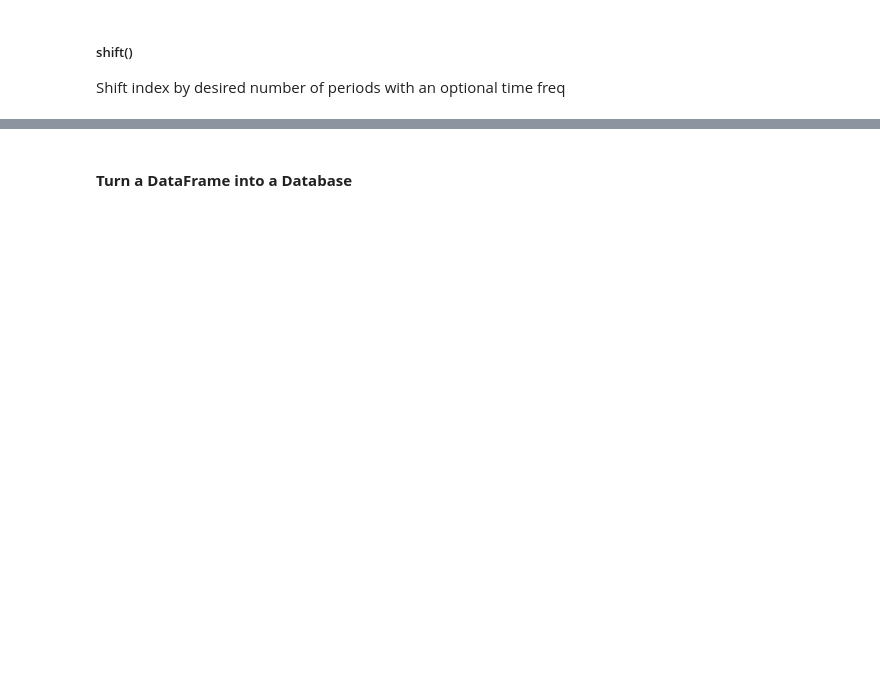
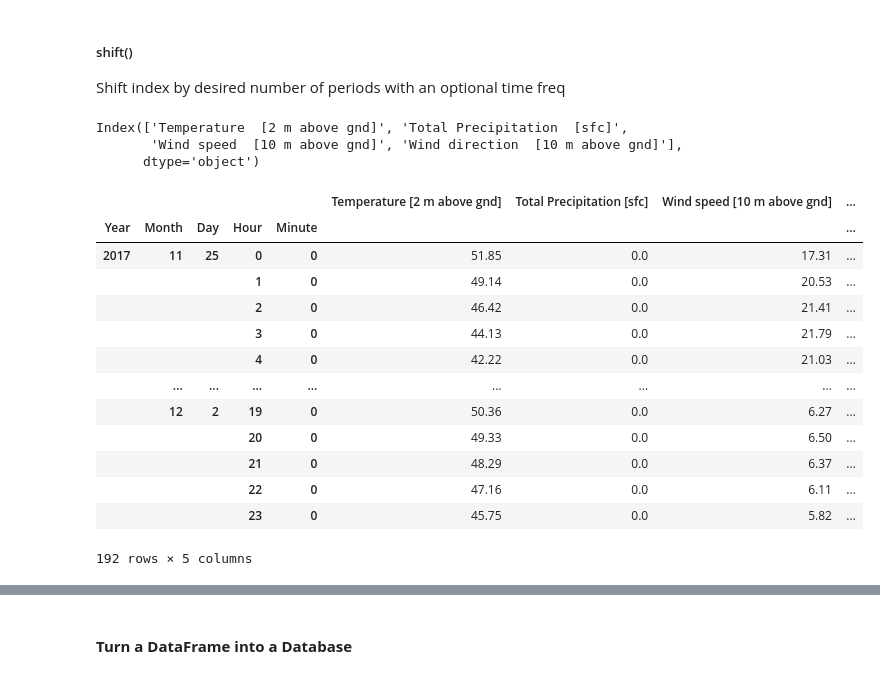
Before and after one commit to LeeTosti/coding-temple, a Jupyter notebook: week 3/lecture notes/Python II Day IV.ipynb, the cells around one changed output, grey strips where cells are left out. Drawn from its saved outputs; the diff is of its cells as text; code cells hidden in the pictures; blank space fills up the shorter version.

```diff
--- a/week 3/lecture notes/Python II Day IV.ipynb
+++ b/week 3/lecture notes/Python II Day IV.ipynb
@@ -896,2 +1118,6 @@ Create two DataFrame objects with random data. Each should contain 4 columns and
 # %% [markdown]
 ### Rolling Statistics and Time Series with Pandas
+# %%
+# read in the data
+df = pd.read_csv('../data/chiweather.csv')
+df.head(10)
@@ -897,0 +1136,5 @@ Create two DataFrame objects with random data. Each should contain 4 columns and
+# %%
+df_updated = df.groupby(['Year', 'Month', 'Day', 'Hour', 'Minute']).mean(numeric_only=True)
+df['Date'] = df['Year'].astype(str) + '/' + df['Month'].astype(str) + '/' + df['Day'].astype(str)
+df['Date'] = pd.to_datetime(df['Date'])
+display(df['Date'])
@@ -898,3 +1154,29 @@ Create two DataFrame objects with random data. Each should contain 4 columns and
 # %% [markdown]
 ##### shift() <br>
 <p>Shift index by desired number of periods with an optional time freq</p>
+# %%
+print(df_updated.columns)
+
+# .shift() It will shift the index based on the number provided
+df_updated['last_temp'] = df_updated['Temperature  [2 m above gnd]'].shift(1)
+# %% [output]
+Index(['Temperature  [2 m above gnd]', 'Total Precipitation  [sfc]',
+       'Wind speed  [10 m above gnd]', 'Wind direction  [10 m above gnd]'],
+      dtype='object')
+# %%
+df_updated
+# %% [output]
+|  |  |  |  |  | Temperature [2 m above gnd] | Total Precipitation [sfc] | Wind speed [10 m above gnd] | ... |
+| Year | Month | Day | Hour | Minute |  |  |  | ... |
+| 2017 | 11 | 25 | 0 | 0 | 51.85 | 0.0 | 17.31 | ... |
+|  |  |  | 1 | 0 | 49.14 | 0.0 | 20.53 | ... |
+|  |  |  | 2 | 0 | 46.42 | 0.0 | 21.41 | ... |
+|  |  |  | 3 | 0 | 44.13 | 0.0 | 21.79 | ... |
+|  |  |  | 4 | 0 | 42.22 | 0.0 | 21.03 | ... |
+|  | ... | ... | ... | ... | ... | ... | ... | ... |
+|  | 12 | 2 | 19 | 0 | 50.36 | 0.0 | 6.27 | ... |
+|  |  |  | 20 | 0 | 49.33 | 0.0 | 6.50 | ... |
+|  |  |  | 21 | 0 | 48.29 | 0.0 | 6.37 | ... |
+|  |  |  | 22 | 0 | 47.16 | 0.0 | 6.11 | ... |
+|  |  |  | 23 | 0 | 45.75 | 0.0 | 5.82 | ... |
+192 rows × 5 columns
```
Also changed, not shown: parts of 39 cells of this notebook, 2 other files.
